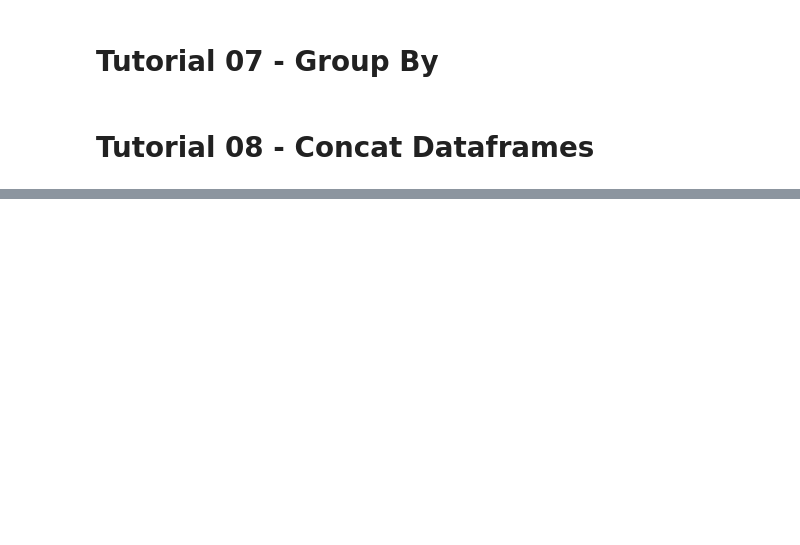
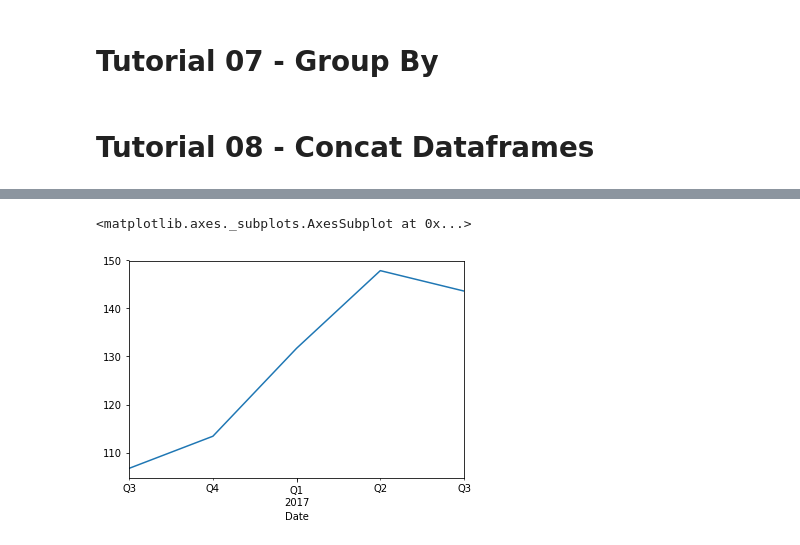
Before and after one commit to jchemile/varios, a Jupyter notebook: code_basics/pandas_tutorial/pandas_tutorial.ipynb, the cells around one changed output, grey strips where cells are left out. Saved outputs shown, nothing was run; the diff lists cells and outputs as text; code cells hidden in the pictures; blank space fills up the shorter version.

```diff
--- a/code_basics/pandas_tutorial/pandas_tutorial.ipynb
+++ b/code_basics/pandas_tutorial/pandas_tutorial.ipynb
@@ -545,0 +573,2 @@ pd.concat([temperature_df,s], axis=1)
+# %%
+df = pd.read_csv("aapl.csv", parse_dates=["Date"], index_col = "Date")
@@ -545,0 +595,6 @@ pd.concat([temperature_df,s], axis=1)
+# %%
+%matplotlib inline
+df.Close.resample('Q').mean().plot()
+# %% [output]
+<matplotlib.axes._subplots.AxesSubplot at 0x...>
+[figure, added]
```
Also changed, not shown: parts of 102 cells of this notebook, 12 other files.
